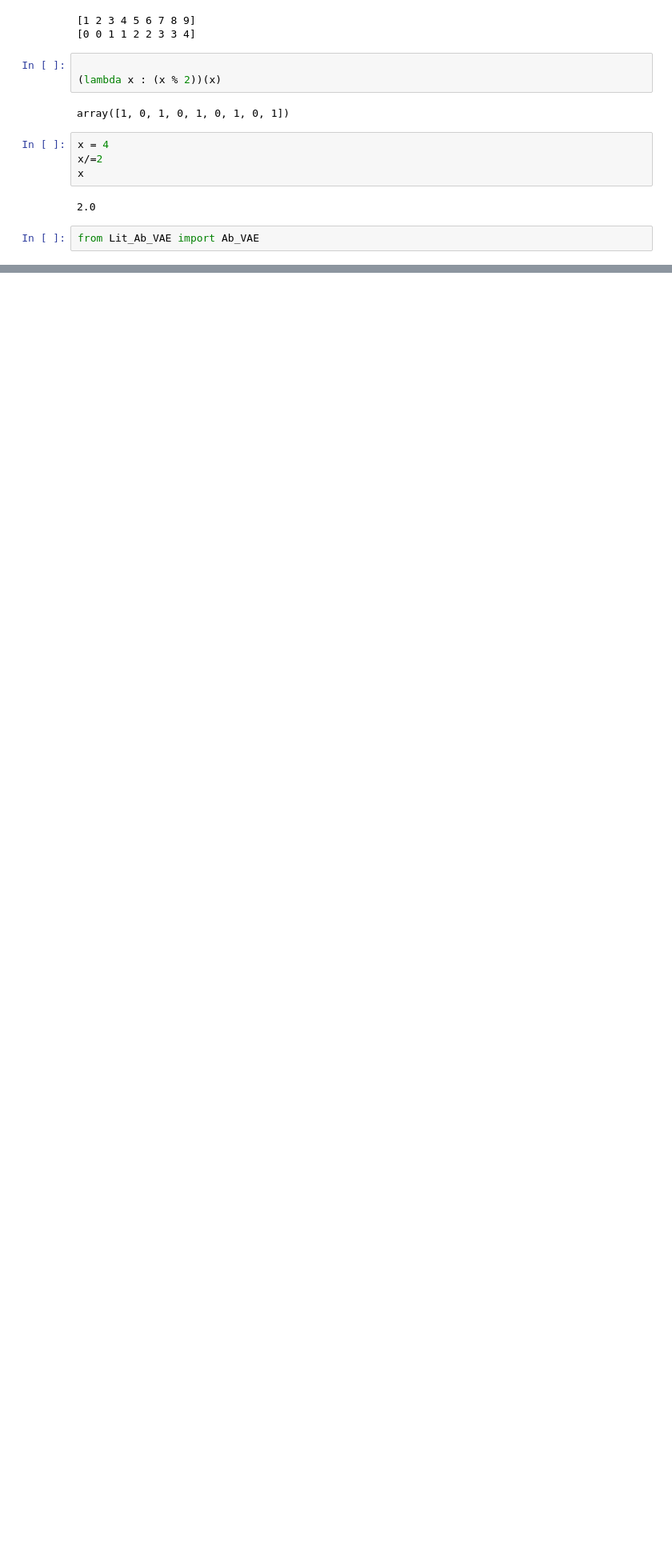
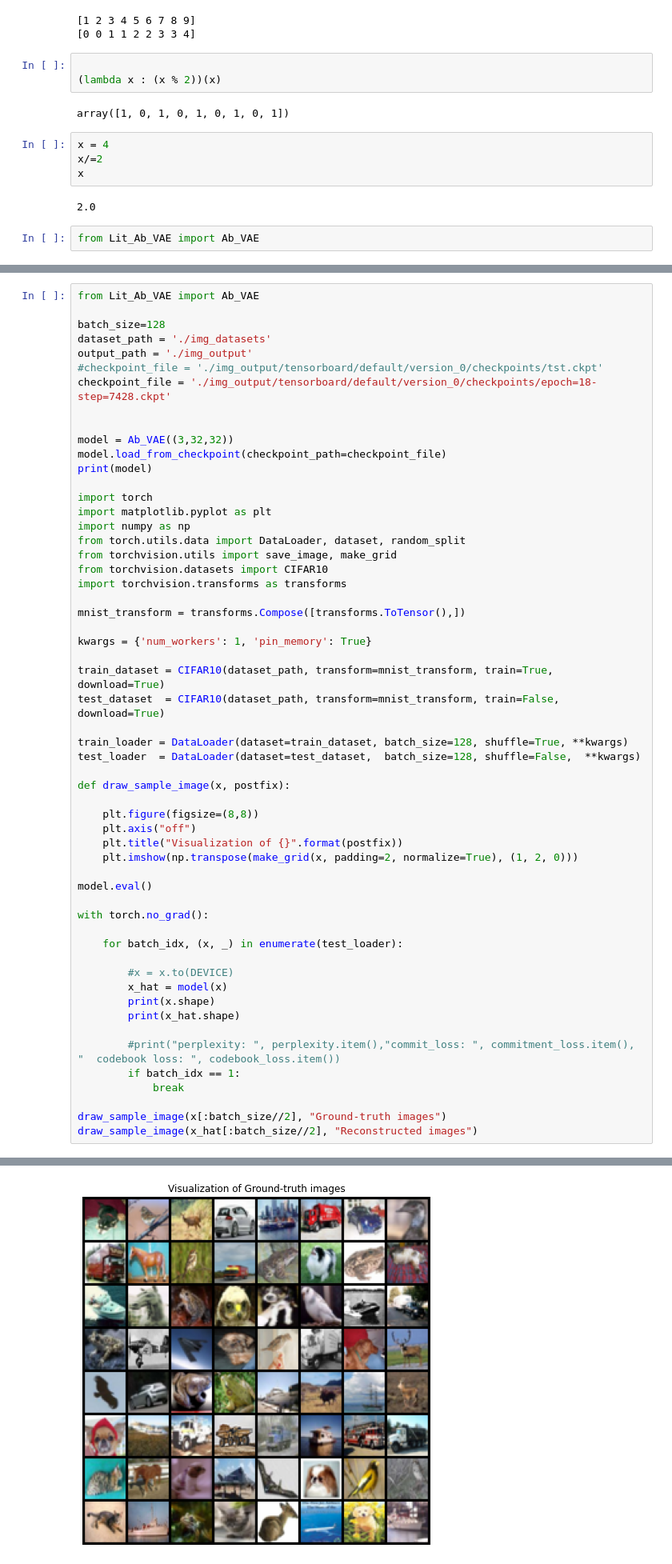
Before and after one commit to myepes2/Pytorch-Ab-VAE, a Jupyter notebook: 00_testing.ipynb, the cells around one changed output, grey strips where cells are left out. Shown at 80% size. Drawn from its saved outputs; the diff is of its cells as text; blank space fills up the shorter version.

Commit message:
new trainable model

```diff
--- a/00_testing.ipynb
+++ b/00_testing.ipynb
@@ -207,0 +208,57 @@ NameError: name 'res_channel' is not defined
+# %%
+from Lit_Ab_VAE import Ab_VAE
+
+batch_size=128
+dataset_path = './img_datasets'
+output_path = './img_output'
+#checkpoint_file = './img_output/tensorboard/default/version_0/checkpoints/tst.ckpt'
+checkpoint_file = './img_output/tensorboard/default/version_0/checkpoints/epoch=18-step=7428.ckpt'
+
+
+model = Ab_VAE((3,32,32))
+model.load_from_checkpoint(checkpoint_path=checkpoint_file)
+print(model)
+
+import torch
+import matplotlib.pyplot as plt
+import numpy as np
+from torch.utils.data import DataLoader, dataset, random_split
+from torchvision.utils import save_image, make_grid
+from torchvision.datasets import CIFAR10
+import torchvision.transforms as transforms
+
+mnist_transform = transforms.Compose([transforms.ToTensor(),])
+
+kwargs = {'num_workers': 1, 'pin_memory': True}
+
+train_dataset = CIFAR10(dataset_path, transform=mnist_transform, train=True, download=True)
+test_dataset  = CIFAR10(dataset_path, transform=mnist_transform, train=False, download=True)
+
+train_loader = DataLoader(dataset=train_dataset, batch_size=128, shuffle=True, **kwargs)
+test_loader  = DataLoader(dataset=test_dataset,  batch_size=128, shuffle=False,  **kwargs)
+
+def draw_sample_image(x, postfix):
+
+    plt.figure(figsize=(8,8))
+    plt.axis("off")
+    plt.title("Visualization of {}".format(postfix))
+    plt.imshow(np.transpose(make_grid(x, padding=2, normalize=True), (1, 2, 0)))
+
+model.eval()
+
+with torch.no_grad():
+
+    for batch_idx, (x, _) in enumerate(test_loader):
+
+        #x = x.to(DEVICE)
+        x_hat = model(x)
+        print(x.shape)
+        print(x_hat.shape)
+
+        #print("perplexity: ", perplexity.item(),"commit_loss: ", commitment_loss.item(), "  codebook loss: ", codebook_loss.item())
+        if batch_idx == 1:
+            break
+
+draw_sample_image(x[:batch_size//2], "Ground-truth images")
+draw_sample_image(x_hat[:batch_size//2], "Reconstructed images")
+# %% [output]
@@ -207,0 +282 @@ NameError: name 'res_channel' is not defined
+[figure, added]
```
Also changed, not shown: parts of 3 cells of this notebook, 3 other files.
